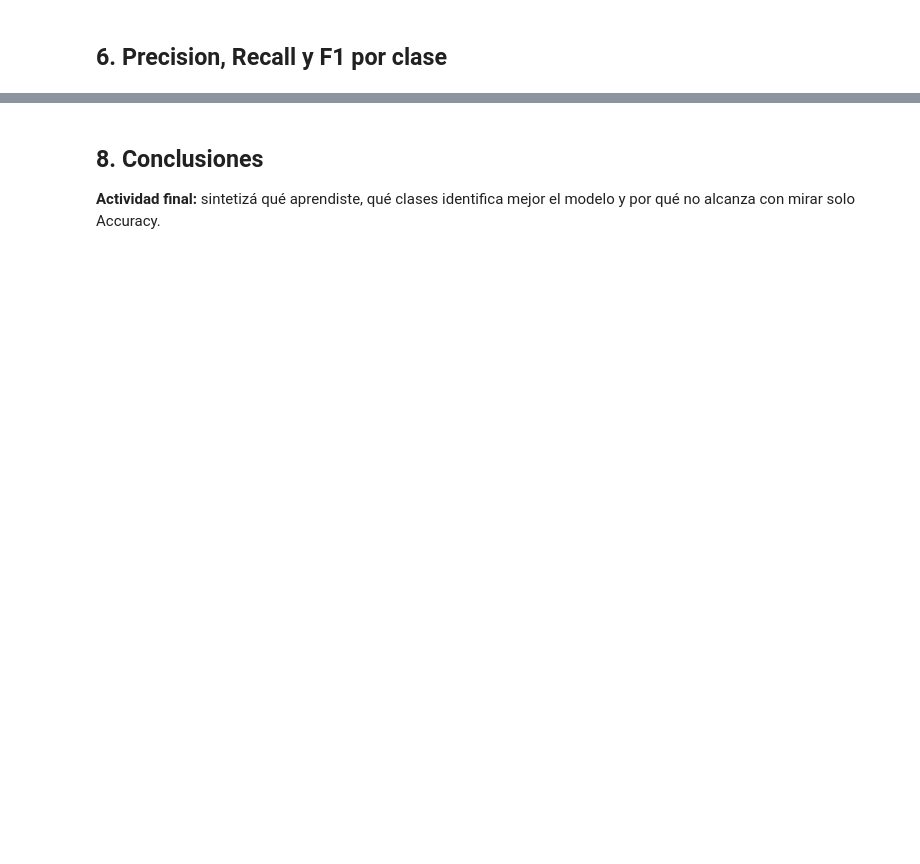
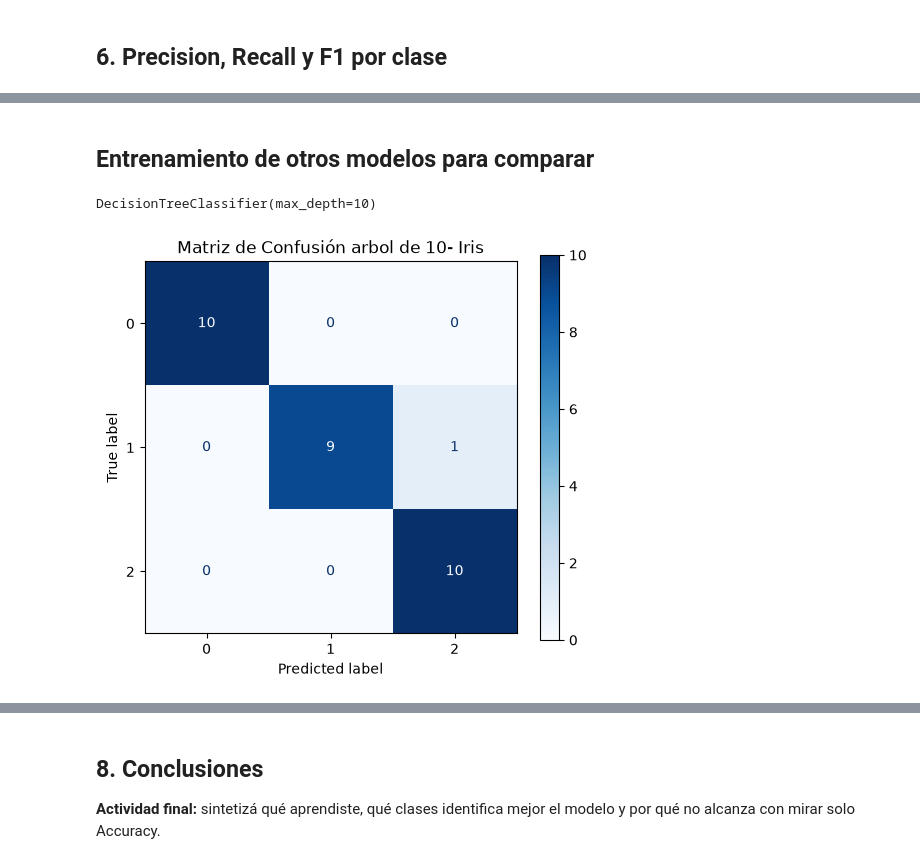
Before and after one commit to Vickyrai01/practica-ciencia-de-datos, a Jupyter notebook: notebooks/03_clasificacion_multiclase_iris_base.ipynb, the cells around one changed output, grey strips where cells are left out. Drawn from its saved outputs; the diff is of its cells as text; code cells hidden in the pictures; blank space fills up the shorter version.

```diff
--- a/notebooks/03_clasificacion_multiclase_iris_base.ipynb
+++ b/notebooks/03_clasificacion_multiclase_iris_base.ipynb
@@ -143,2 +220,8 @@ weighted avg       0.97      0.97      0.97        30
+# %% [markdown]
+## Entrenamiento de otros modelos para comparar
 # %%
-# Espacio para ejemplos y cálculos propios
+modelo_2 = DecisionTreeClassifier(max_depth=10)
+
+modelo_2.fit(X_train, y_train)
+# %% [output]
+DecisionTreeClassifier(max_depth=10)
@@ -144,0 +230,11 @@ weighted avg       0.97      0.97      0.97        30
+# %%
+fig, ax = plt.subplots(figsize=(6, 5))
+
+ConfusionMatrixDisplay.from_estimator(
+    modelo_2, X_test, y_test, cmap="Blues", ax=ax
+)
+
+plt.title("Matriz de Confusión arbol de 10- Iris")
+plt.show()
+# %% [output]
+[figure, added]
```
Also changed, not shown: parts of 18 cells of this notebook, 1 other file.
